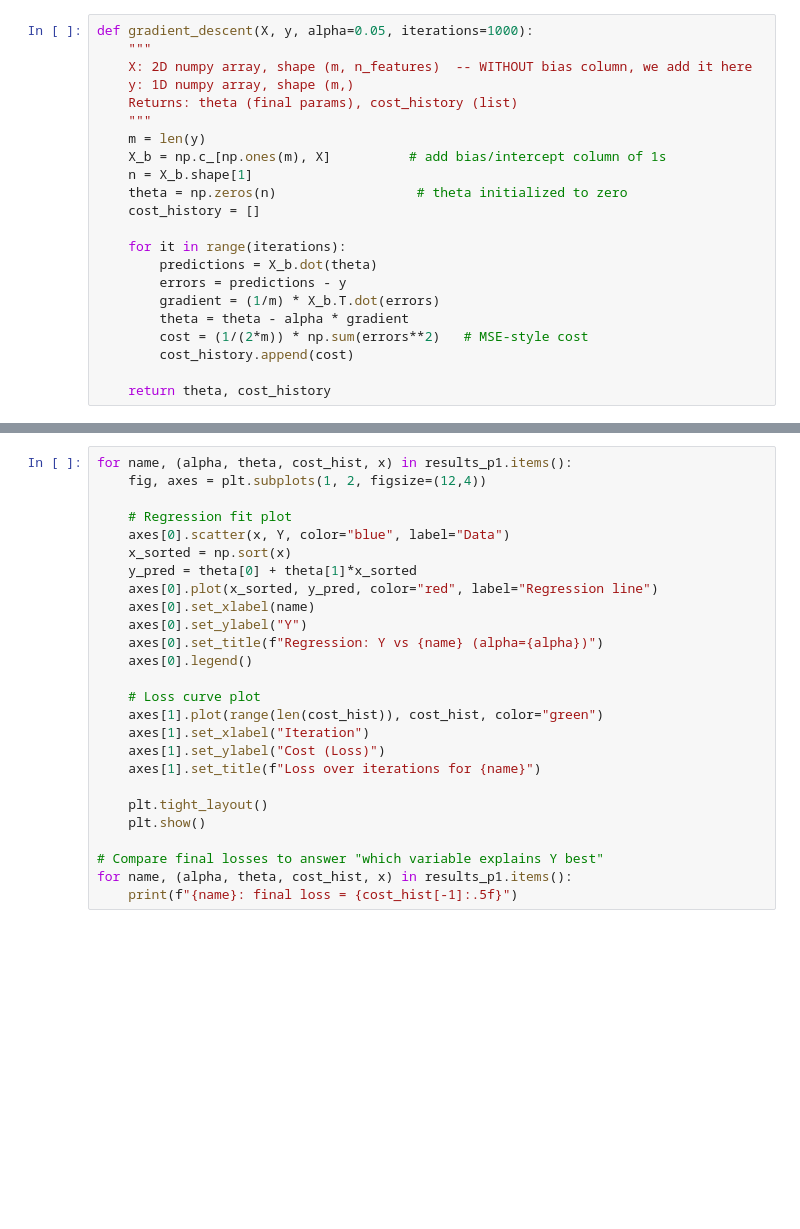
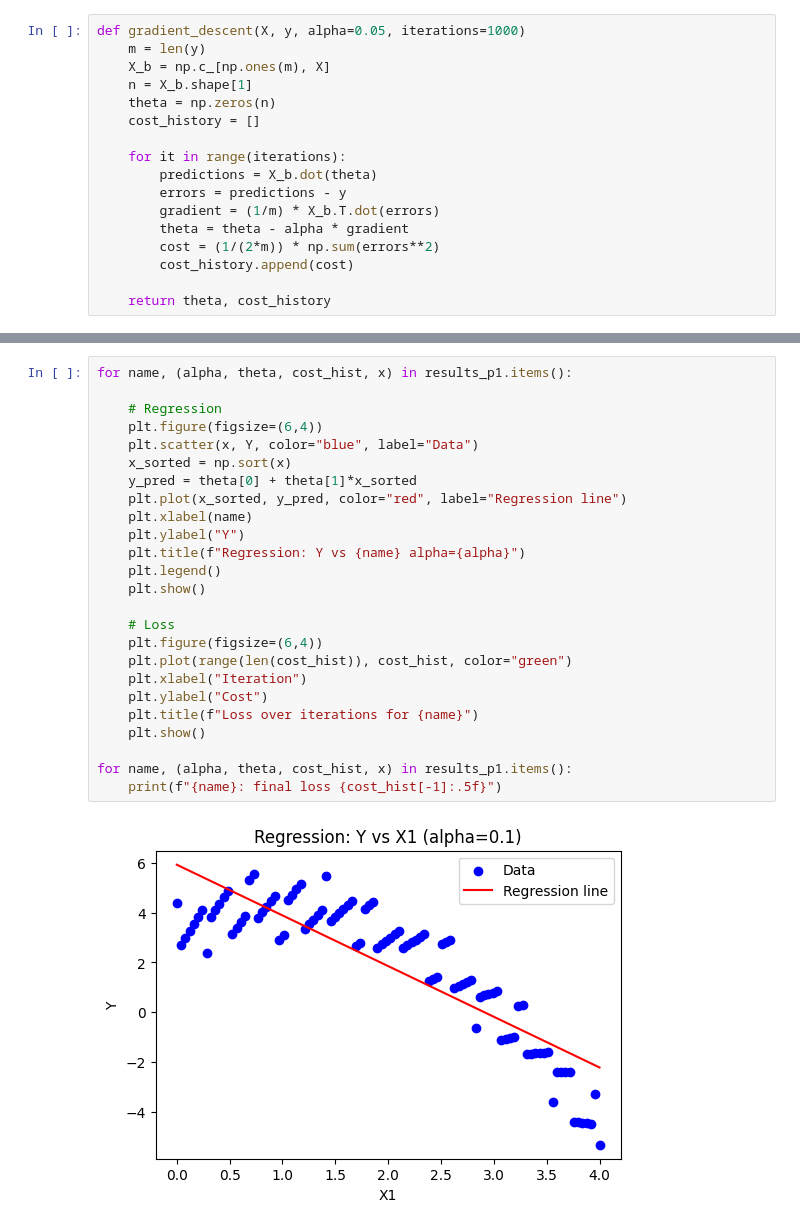
Before and after one commit to rwalden-gif/IntroToML, a Jupyter notebook: Homework1_GradientDescent.ipynb, the cells around one changed output, grey strips where cells are left out. Saved outputs shown, nothing was run; the diff lists cells and outputs as text; blank space fills up the shorter version.

```diff
--- a/Homework1_GradientDescent.ipynb
+++ b/Homework1_GradientDescent.ipynb
@@ -17,14 +25,9 @@ print("Number of samples:", m)
 # %%
-def gradient_descent(X, y, alpha=0.05, iterations=1000):
-    """
-    X: 2D numpy array, shape (m, n_features)  -- WITHOUT bias column, we add it here
-    y: 1D numpy array, shape (m,)
-    Returns: theta (final params), cost_history (list)
-    """
+def gradient_descent(X, y, alpha=0.05, iterations=1000)
     m = len(y)
-    X_b = np.c_[np.ones(m), X]          # add bias/intercept column of 1s
+    X_b = np.c_[np.ones(m), X]
     n = X_b.shape[1]
-    theta = np.zeros(n)                  # theta initialized to zero
+    theta = np.zeros(n)
     cost_history = []
 
     for it in range(iterations):
@@ -32,7 +35,7 @@ def gradient_descent(X, y, alpha=0.05, iterations=1000):
         errors = predictions - y
         gradient = (1/m) * X_b.T.dot(errors)
         theta = theta - alpha * gradient
-        cost = (1/(2*m)) * np.sum(errors**2)   # MSE-style cost
+        cost = (1/(2*m)) * np.sum(errors**2)
         cost_history.append(cost)
 
     return theta, cost_history
@@ -60,26 +78,27 @@ for name, x in variables.items():
 # %%
 for name, (alpha, theta, cost_hist, x) in results_p1.items():
-    fig, axes = plt.subplots(1, 2, figsize=(12,4))
 
-    # Regression fit plot
-    axes[0].scatter(x, Y, color="blue", label="Data")
+    # Regression
+    plt.figure(figsize=(6,4))
+    plt.scatter(x, Y, color="blue", label="Data")
     x_sorted = np.sort(x)
     y_pred = theta[0] + theta[1]*x_sorted
-    axes[0].plot(x_sorted, y_pred, color="red", label="Regression line")
-    axes[0].set_xlabel(name)
-    axes[0].set_ylabel("Y")
-    axes[0].set_title(f"Regression: Y vs {name} (alpha={alpha})")
-    axes[0].legend()
-
-    # Loss curve plot
-    axes[1].plot(range(len(cost_hist)), cost_hist, color="green")
-    axes[1].set_xlabel("Iteration")
-    axes[1].set_ylabel("Cost (Loss)")
-    axes[1].set_title(f"Loss over iterations for {name}")
-
-    plt.tight_layout()
+    plt.plot(x_sorted, y_pred, color="red", label="Regression line")
+    plt.xlabel(name)
+    plt.ylabel("Y")
+    plt.title(f"Regression: Y vs {name} alpha={alpha}")
+    plt.legend()
     plt.show()
 
-# Compare final losses to answer "which variable explains Y best"
+    # Loss
+    plt.figure(figsize=(6,4))
+    plt.plot(range(len(cost_hist)), cost_hist, color="green")
+    plt.xlabel("Iteration")
+    plt.ylabel("Cost")
+    plt.title(f"Loss over iterations for {name}")
+    plt.show()
+
 for name, (alpha, theta, cost_hist, x) in results_p1.items():
-    print(f"{name}: final loss = {cost_hist[-1]:.5f}")
+    print(f"{name}: final loss {cost_hist[-1]:.5f}")
+# %% [output]
+[figure, added]
```
Also changed, not shown: parts of 7 cells of this notebook.
